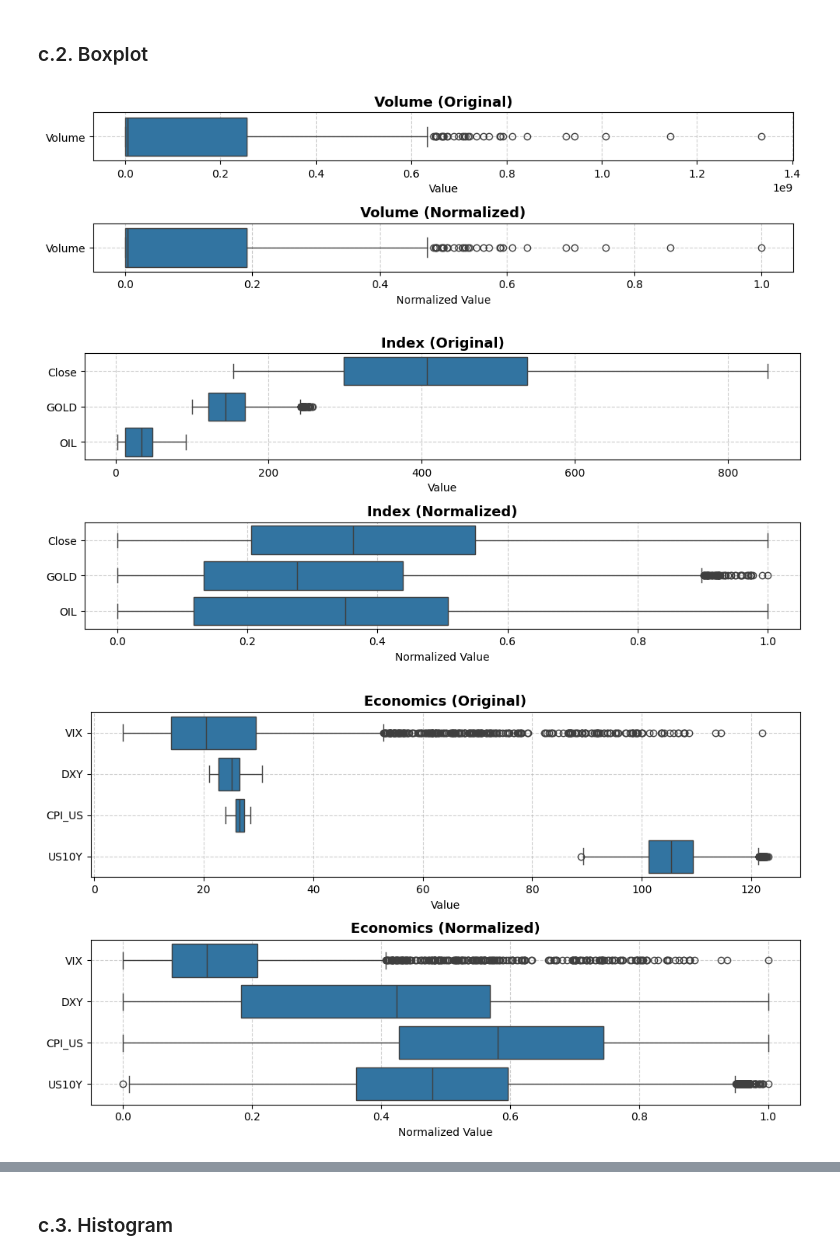
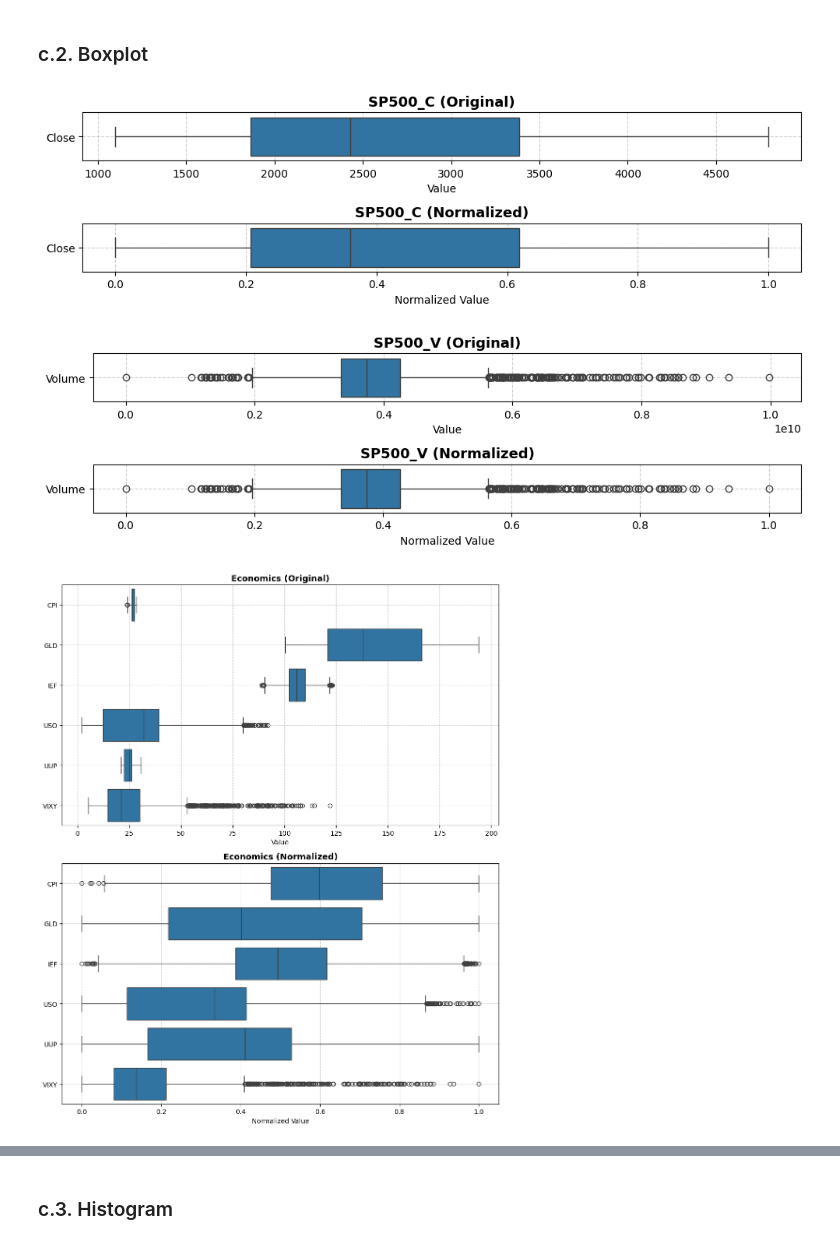
Before and after one commit to VictorNguyenLPN/sp500-dav, a Jupyter notebook: notebook_qhuy.ipynb, the cells around one changed output, grey strips where cells are left out. Drawn from its saved outputs; the diff is of its cells as text; code cells hidden in the pictures.

```diff
--- a/notebook_qhuy.ipynb
+++ b/notebook_qhuy.ipynb
@@ -196,4 +219,7 @@ Duplicate rows: 0
 # %%
+data = pd.read_csv("data/cropped.csv", index_col="Date")
+data.index = pd.to_datetime(data.index)
+
 def statistical_analysis(df: pd.DataFrame) -> dict:
     result = {
         "mean": df.mean(),
@@ -213,3 +239,7 @@ stats_summary = pd.DataFrame({
     for col in data.select_dtypes(include=['number']).columns
 })
 stats_summary = stats_summary.round(3)
+
+stats_summary.to_csv("data/statistical_summary.csv", index="Date")
+stats_summary.T.to_csv("data/statistical_summary_T.csv", index="Date")
+stats_summary
@@ -236,7 +262,7 @@ fig = make_subplots(specs=[[{"secondary_y": True}]])
 
 fig.add_trace(
     go.Candlestick(
-        x=data['Date'],
+        x=data.index,
         open=data['Open'],
         high=data['High'],
         low=data['Low'],
@@ -248,7 +274,7 @@ fig.add_trace(
 
 fig.add_trace(
     go.Bar(
-        x=data['Date'],
+        x=data.index,
         y=data['Volume'],
         name='Volume',
         marker_color='blue',
@@ -259,14 +285,14 @@ fig.add_trace(
 
 fig.update_yaxes(showgrid=False, secondary_y=True)
 fig.update_layout(
-    title='S&P 500 Financials (Sector) (^SP500-40)',
+    title='S&P 500',
     xaxis_title='Date',
     yaxis_title='Volume',
     yaxis2_title='Index',
     xaxis_rangeslider_visible=False,
     template='seaborn',
     width=2000,
-    height=600,
+    height=1000,
 )
 
 fig.show()
@@ -274,21 +300,15 @@ fig.show()
 ### c.2. Boxplot
 # %%
 groups = {
-    "Volume": ["Volume"],
-    "Index": ["Close", "Volume", 'GOLD', "OIL"],
-    'Economics': [ 'VIX', 'DXY', 'CPI_US', 'US10Y'],
-    "MA": ['MA_20', 'MA_60', 'MA_120', 'MA_360'],
-    "EMA": ['EMA_20', 'EMA_60', 'EMA_120', 'EMA_360'],
-    "MAE": ['MAE_20', 'MAE_60', 'MAE_120', 'MAE_360',],
-    "MACD": ['MACD', 'MACD_long', 'Signal', 'Signal_long'],
-    "RSI": ['RSI_7', 'RSI_14', 'RSI_28', 'RSI_56']
+    "SP500_C": ["Close"],
+    "SP500_V": ["Volume"],
+    'Economics': ['CPI', 'GLD', 'IEF', 'USO', 'UUP', 'VIXY'],
 }
-
 for title, cols_in_group in groups.items():
     if len(cols_in_group) == 1:
         w = 3
     else:
-        w = 1.5 * len(cols_in_group)
+        w = 2 * len(cols_in_group)
     fig, axes = plt.subplots(2, 1, figsize=(10, w))
 
     # --- Original Data ---
@@ -315,33 +335,33 @@ for title, cols_in_group in groups.items():
     data_norm = pd.DataFrame(
         scaler.fit_transform(data[cols_in_group]),
         columns=cols_in_group,
         index=data.index
     )
     data_norm_melted = data_norm.melt(
         value_vars=cols_in_group,
         var_name="Value Type",
         value_name="Value"
     )
     sns.boxplot(
         y="Value Type",
         x="Value",
         data=data_norm_melted,
         order=cols_in_group,
         ax=axes[1],
         orient='h'
     )
     axes[1].set_title(f"{title} (Normalized)", fontsize=13, fontweight='bold')
     axes[1].set_xlabel("Normalized Value")
     axes[1].set_ylabel("")
     axes[1].grid(True, linestyle="--", alpha=0.6)
 
     # --- Layout & Save ---
     plt.tight_layout()
     save_path = os.path.join(FIG_DIR, f"boxplot_{title.replace(' ', '_')}_compare.png")
     plt.savefig(save_path, dpi=150)
     plt.show()
     plt.close()
 # %% [output]
-[figure, old version]
+[figure, new version]
-[figure, old version]
+[figure, new version]
-[figure, old version]
+[figure, new version]
```
Also changed, not shown: parts of 27 cells of this notebook, 44 other files.
